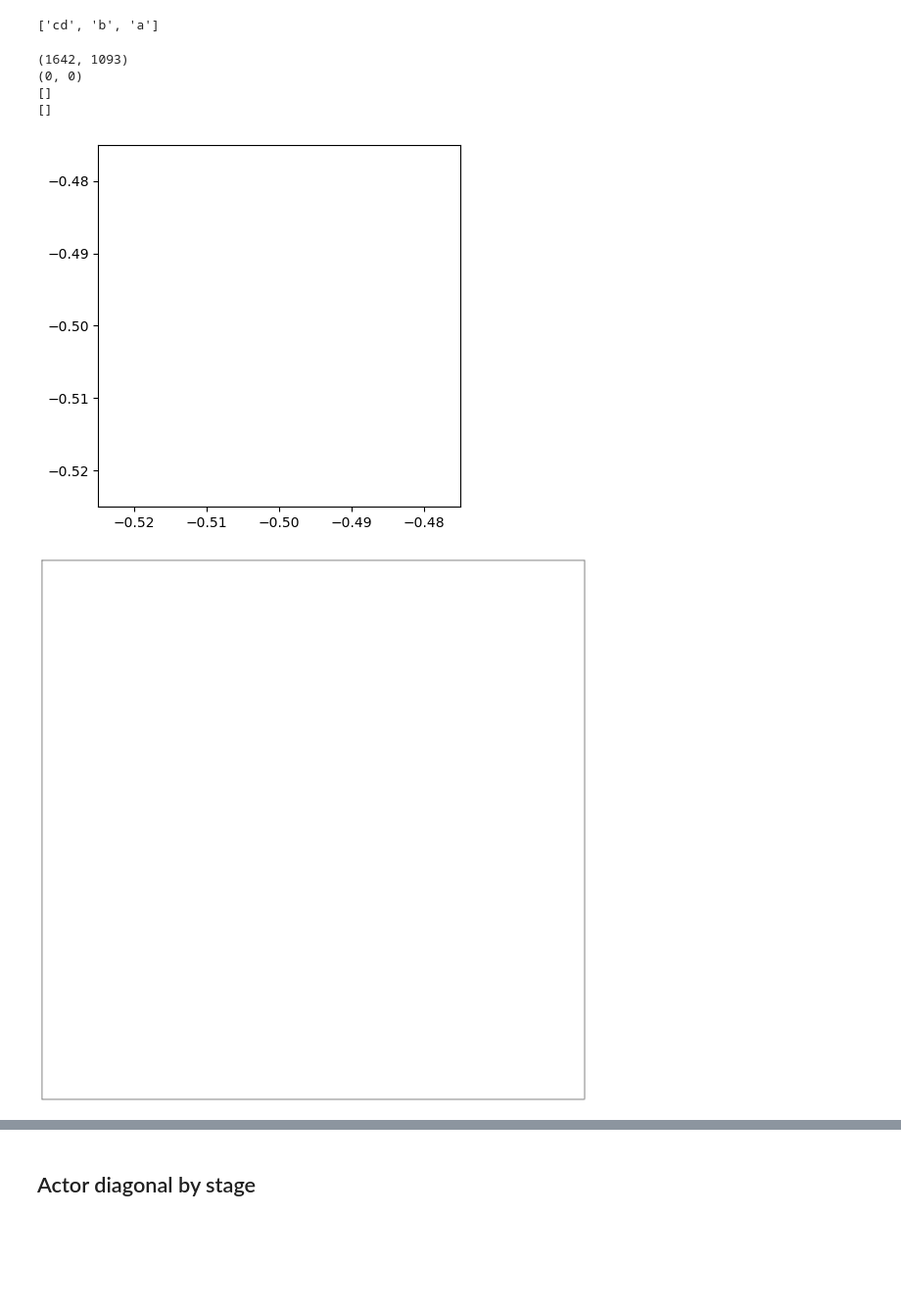
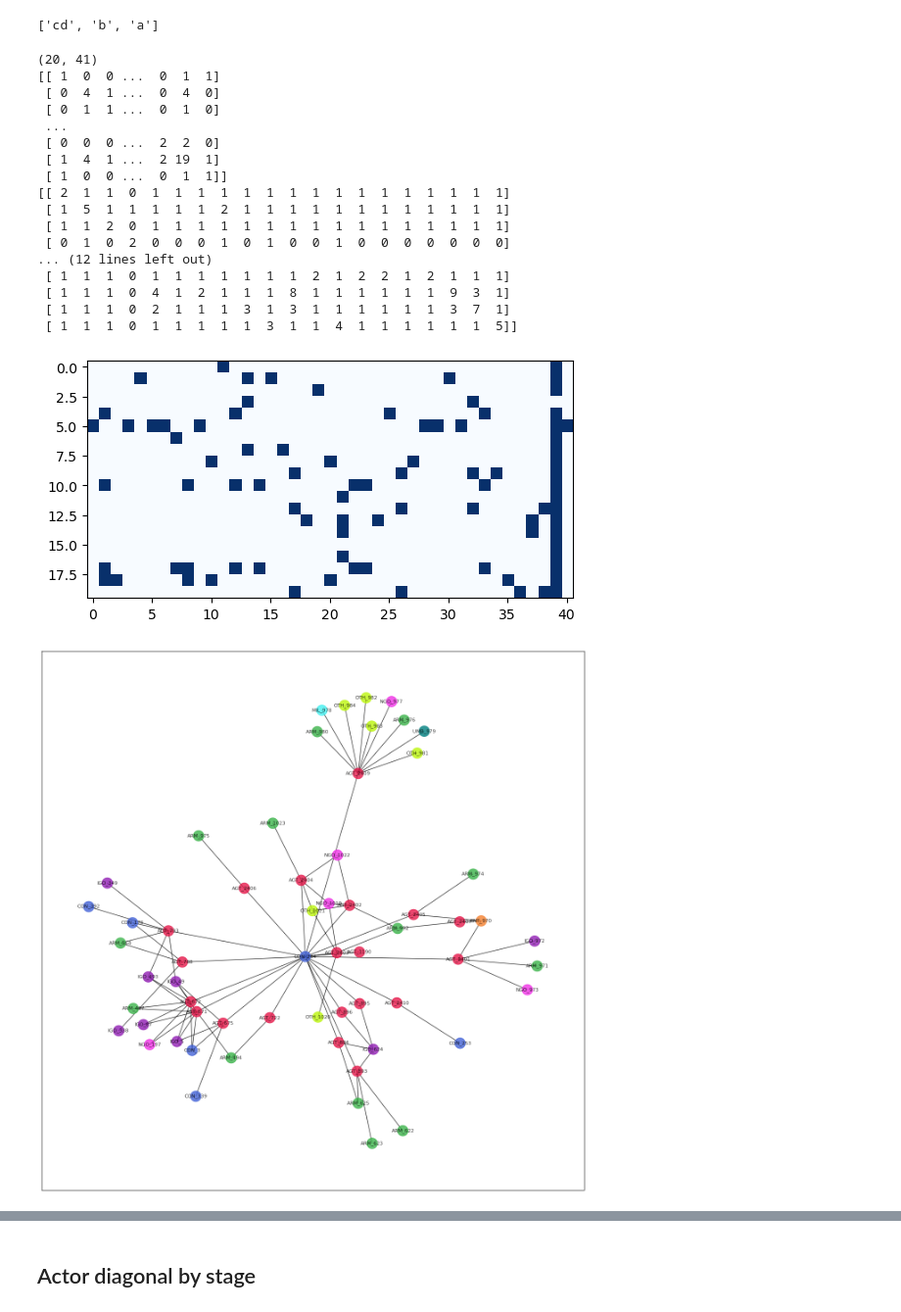
Before and after one commit to niamhhenry/actors, a Jupyter notebook: signatories_streamlit.ipynb, the cells around one changed output, grey strips where cells are left out. Shown at 98% size. Cells and saved outputs as stored; diff of their text form; code cells hidden in the pictures; blank space fills up the shorter version.

Commit message:
Various
Using notebook to debug. Found error at line 7209 of links table. Missing to_id column

```diff
--- a/signatories_streamlit.ipynb
+++ b/signatories_streamlit.ipynb
@@ -168,37 +168,51 @@ def get_cooccurrence_matrices(matrix):
     # Agreement-agreement co-occurence matrix
     W = np.matmul(matrix,matrix.T)
     return (V,W)
 
 process_name = 'Bosnia peace process'
 #process_name = 'Yemen peace process'
-process_name = 'Chad: Doha Process'
+process_name = 'Chad: Doha process'
+process_name = 'DRC: Eastern DRC processes'
 
 data_path = './data/'
 nodes_file = 'node_table.csv'
 links_file = 'links_table.csv'
 agreements_dict = 'agreements_dict.json'
 
 data_dict = load_agreement_actor_data(nodes_file,links_file,agreements_dict,data_path)
 
 pp_data_dict = get_peace_process_data(process_name,data_dict)
 pp_matrix = pp_data_dict['pp_matrix']
 print(pp_matrix.shape)
 
 print(np.matmul(pp_matrix.T,pp_matrix))
 print(np.matmul(pp_matrix,pp_matrix.T))
 
 plt.imshow(pp_matrix,cmap=plt.cm.Blues)
 plt.show()
 
 # Display graph
 
 pp_graph = pp_data_dict['pp_graph']['graph']
 node_colors = pp_data_dict['pp_graph']['node_colors']
 display_graph(pp_graph,node_colors)
 # %% [output]
-(1642, 1093)
-(0, 0)
-[]
-[]
+(20, 41)
+[[ 1  0  0 ...  0  1  1]
+ [ 0  4  1 ...  0  4  0]
+ [ 0  1  1 ...  0  1  0]
+ ...
+ [ 0  0  0 ...  2  2  0]
+ [ 1  4  1 ...  2 19  1]
+ [ 1  0  0 ...  0  1  1]]
+[[ 2  1  1  0  1  1  1  1  1  1  1  1  1  1  1  1  1  1  1  1]
+ [ 1  5  1  1  1  1  1  2  1  1  1  1  1  1  1  1  1  1  1  1]
+ [ 1  1  2  0  1  1  1  1  1  1  1  1  1  1  1  1  1  1  1  1]
+ [ 0  1  0  2  0  0  0  1  0  1  0  0  1  0  0  0  0  0  0  0]
+... (12 lines left out)
+ [ 1  1  1  0  1  1  1  1  1  1  1  2  1  2  2  1  2  1  1  1]
+ [ 1  1  1  0  4  1  2  1  1  1  8  1  1  1  1  1  1  9  3  1]
+ [ 1  1  1  0  2  1  1  1  3  1  3  1  1  1  1  1  1  3  7  1]
+ [ 1  1  1  0  1  1  1  1  1  3  1  1  4  1  1  1  1  1  1  5]]
-[figure, old version]
+[figure, new version]
-[figure, old version]
+[figure, new version]
```
Also changed, not shown: parts of 8 cells of this notebook, 1 other file.
